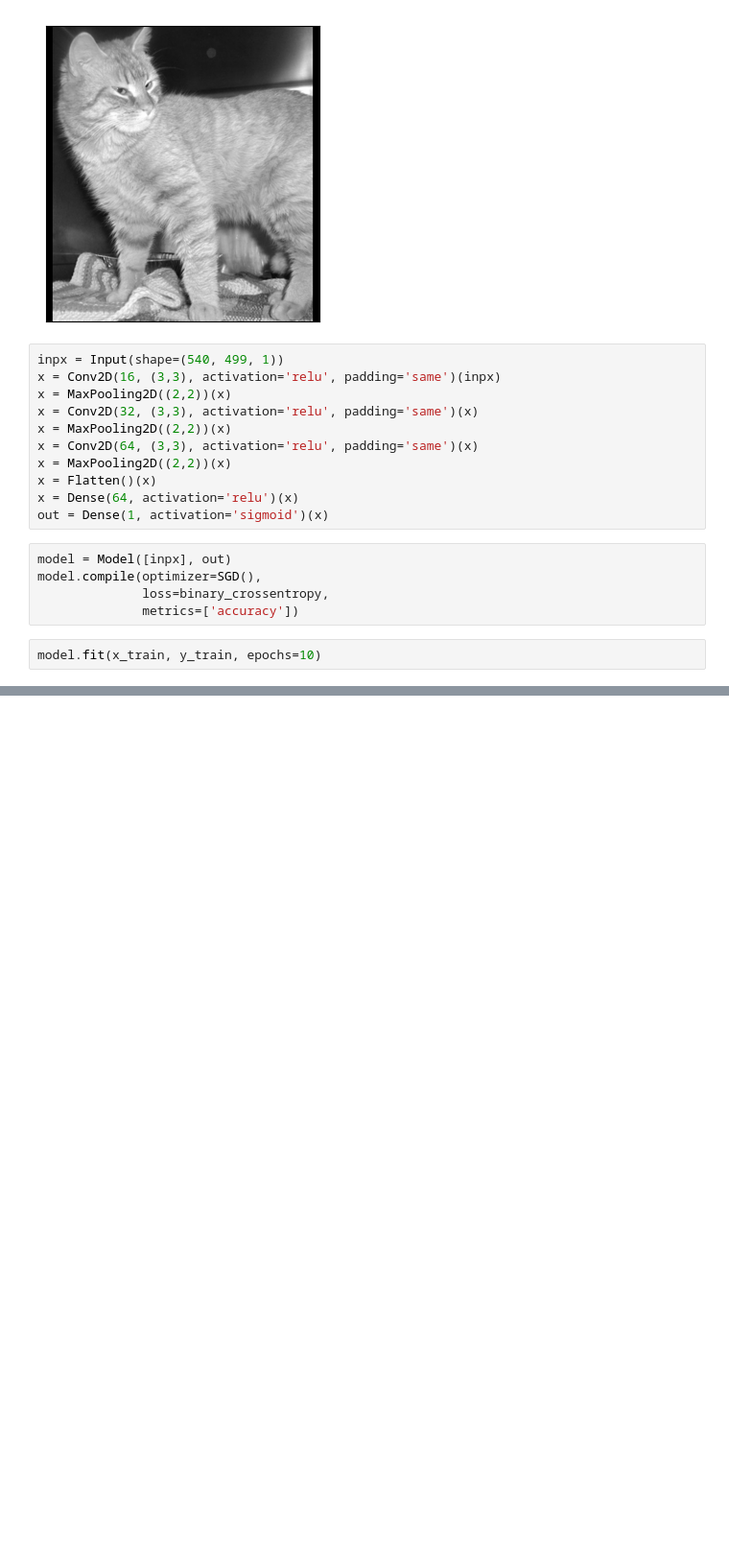
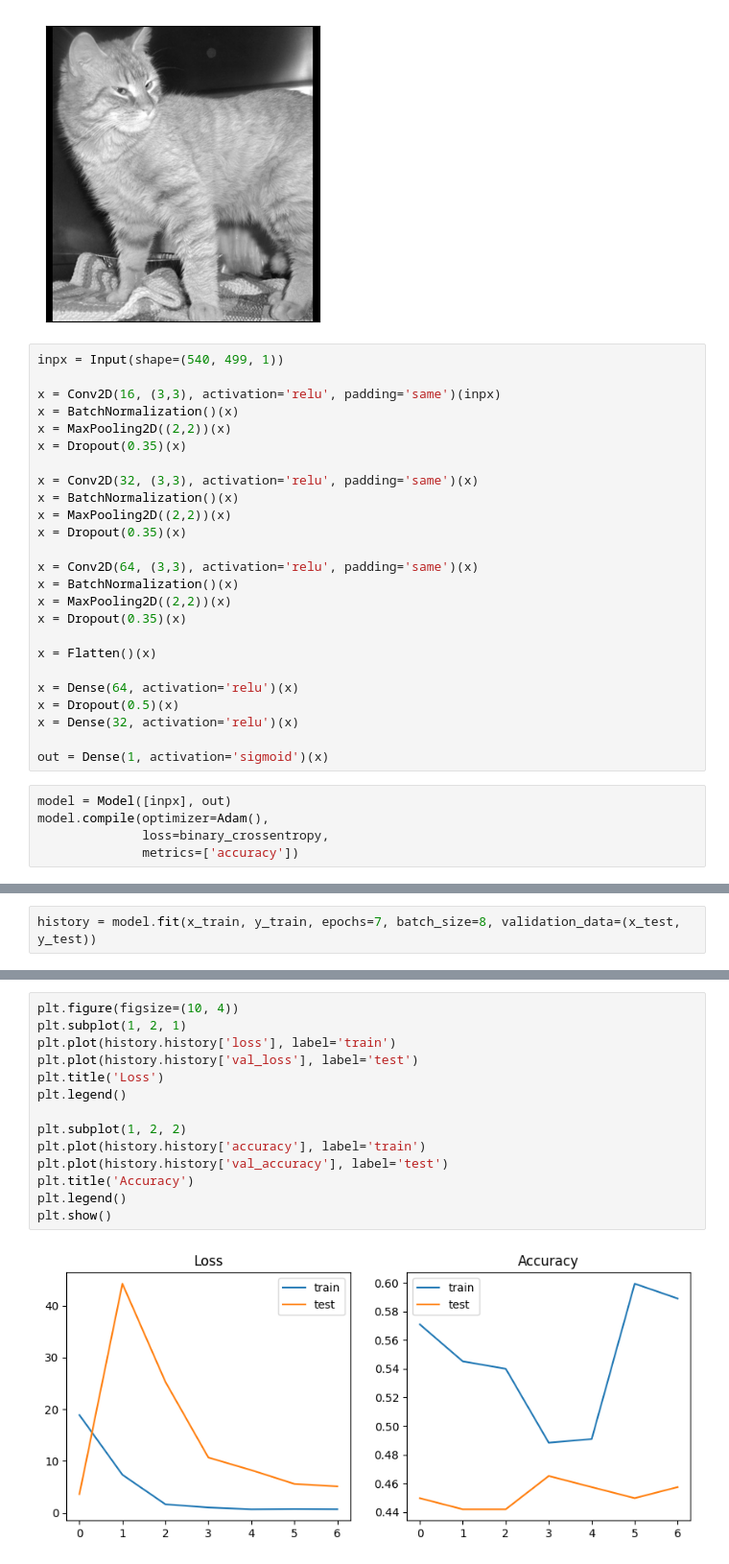
Before and after one commit to jona-nakai/Machine-Learning-and-Data-Mining-2, a Jupyter notebook: homework/homework 2/cnn_keras_colab.ipynb, the cells around one changed output, grey strips where cells are left out. Shown at 96% size. Saved outputs shown, nothing was run; the diff lists cells and outputs as text; blank space fills up the shorter version.

Commit message:
improved cnn model

```diff
--- a/homework/homework 2/cnn_keras_colab.ipynb
+++ b/homework/homework 2/cnn_keras_colab.ipynb
@@ -77,19 +77,31 @@ plot_img(x_test[x_test.shape[0]-1], im_shape=(540, 499))
 [figure]
 # %%
 inpx = Input(shape=(540, 499, 1))
+
 x = Conv2D(16, (3,3), activation='relu', padding='same')(inpx)
+x = BatchNormalization()(x)
 x = MaxPooling2D((2,2))(x)
+x = Dropout(0.35)(x)
+
 x = Conv2D(32, (3,3), activation='relu', padding='same')(x)
+x = BatchNormalization()(x)
 x = MaxPooling2D((2,2))(x)
+x = Dropout(0.35)(x)
+
 x = Conv2D(64, (3,3), activation='relu', padding='same')(x)
+x = BatchNormalization()(x)
 x = MaxPooling2D((2,2))(x)
+x = Dropout(0.35)(x)
+
 x = Flatten()(x)
+
 x = Dense(64, activation='relu')(x)
+x = Dropout(0.5)(x)
+x = Dense(32, activation='relu')(x)
+
 out = Dense(1, activation='sigmoid')(x)
 # %%
 model = Model([inpx], out)
-model.compile(optimizer=SGD(),
+model.compile(optimizer=Adam(),
               loss=binary_crossentropy,
               metrics=['accuracy'])
-# %%
-model.fit(x_train, y_train, epochs=10)
@@ -117,0 +108,2 @@ Epoch 10/10
+# %%
+history = model.fit(x_train, y_train, epochs=7, batch_size=8, validation_data=(x_test, y_test))
@@ -118,2 +125,18 @@ Epoch 10/10
+# %%
+plt.figure(figsize=(10, 4))
+plt.subplot(1, 2, 1)
+plt.plot(history.history['loss'], label='train')
+plt.plot(history.history['val_loss'], label='test')
+plt.title('Loss')
+plt.legend()
+
+plt.subplot(1, 2, 2)
+plt.plot(history.history['accuracy'], label='train')
+plt.plot(history.history['val_accuracy'], label='test')
+plt.title('Accuracy')
+plt.legend()
+plt.show()
+# %% [output]
+[figure, added]
 # %%
 # checking test set performance
```
Also changed, not shown: parts of 8 cells of this notebook.
